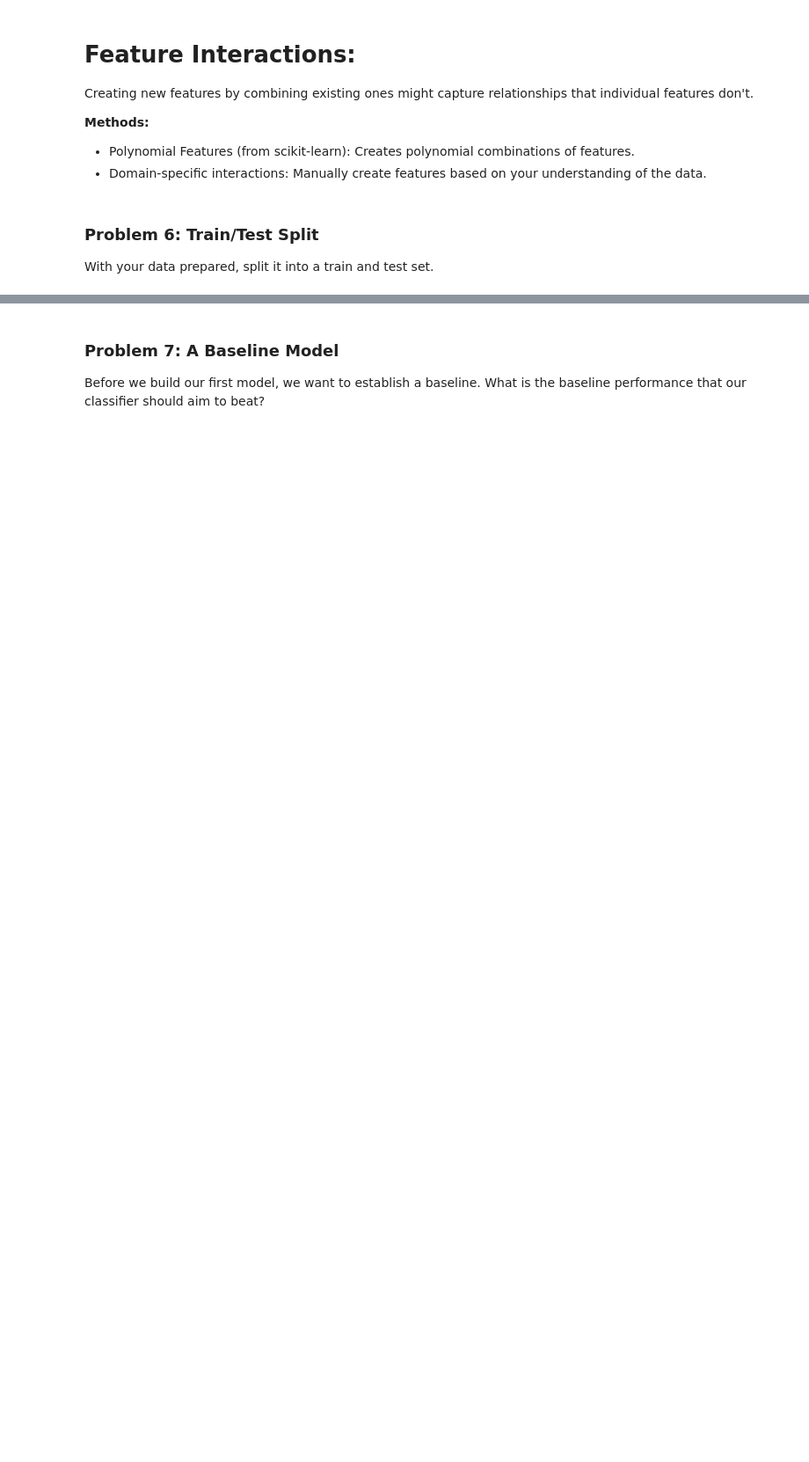
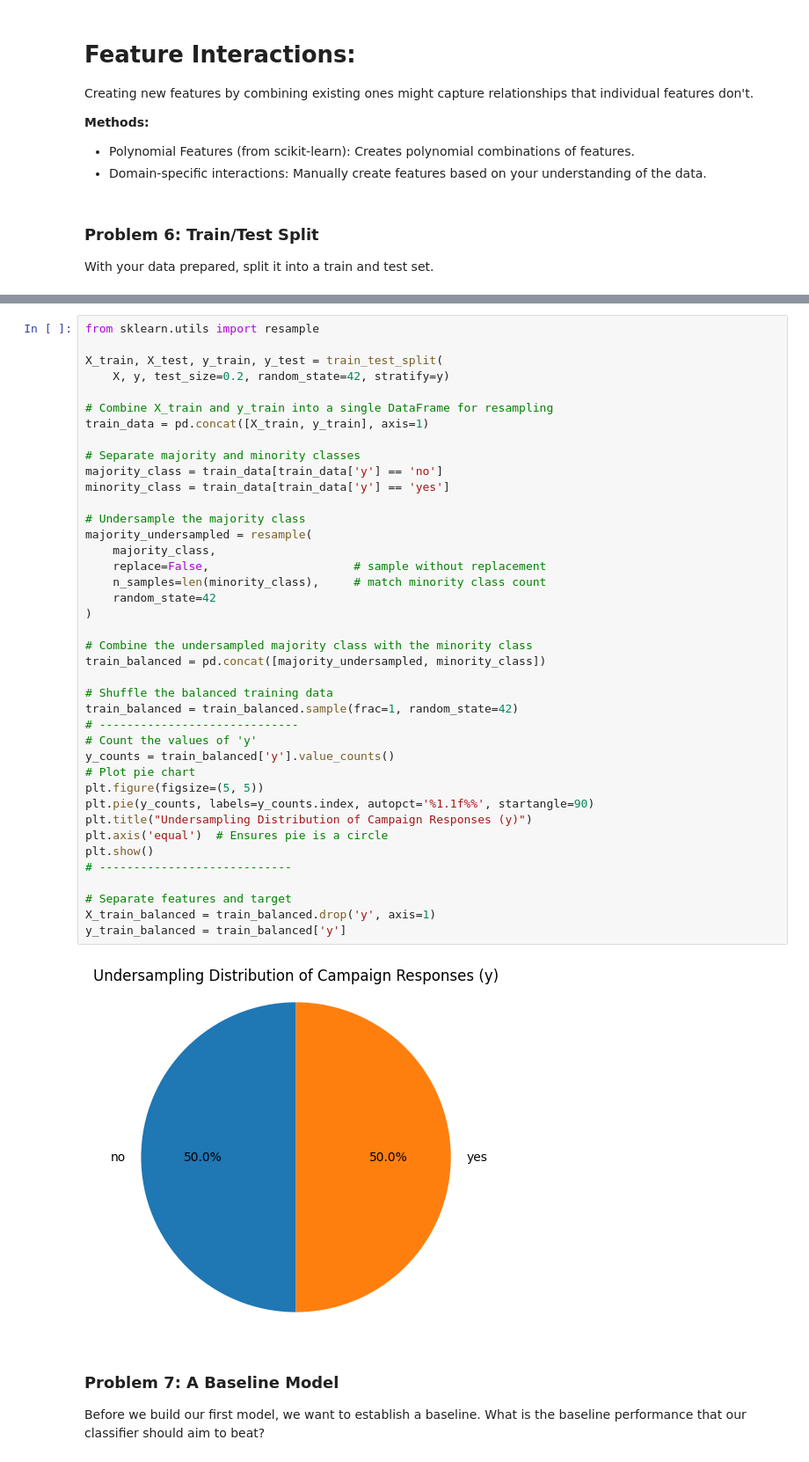
Before and after one commit to pabloriveraw/practical_application_III, a Jupyter notebook: Pablo_Rivera_practical_application_III.ipynb, the cells around one changed output, grey strips where cells are left out. Shown at 88% size. Drawn from its saved outputs; the diff is of its cells as text; blank space fills up the shorter version.

```diff
--- a/Pablo_Rivera_practical_application_III.ipynb
+++ b/Pablo_Rivera_practical_application_III.ipynb
@@ -449,3 +458,45 @@ X_train, X_test, y_train, y_test = train_test_split(X, y, test_size=0.2, random_
+# %%
+from sklearn.utils import resample
+
+X_train, X_test, y_train, y_test = train_test_split(
+    X, y, test_size=0.2, random_state=42, stratify=y)
+
+# Combine X_train and y_train into a single DataFrame for resampling
+train_data = pd.concat([X_train, y_train], axis=1)
+
+# Separate majority and minority classes
+majority_class = train_data[train_data['y'] == 'no']
+minority_class = train_data[train_data['y'] == 'yes']
+
+# Undersample the majority class
+majority_undersampled = resample(
+    majority_class,
+    replace=False,                     # sample without replacement
+    n_samples=len(minority_class),     # match minority class count
+    random_state=42
+)
+
+# Combine the undersampled majority class with the minority class
+train_balanced = pd.concat([majority_undersampled, minority_class])
+
+# Shuffle the balanced training data
+train_balanced = train_balanced.sample(frac=1, random_state=42)
+# -----------------------------
+# Count the values of 'y'
+y_counts = train_balanced['y'].value_counts()
+# Plot pie chart
+plt.figure(figsize=(5, 5))
+plt.pie(y_counts, labels=y_counts.index, autopct='%1.1f%%', startangle=90)
+plt.title("Undersampling Distribution of Campaign Responses (y)")
+plt.axis('equal')  # Ensures pie is a circle
+plt.show()
+# ----------------------------
+
+# Separate features and target
+X_train_balanced = train_balanced.drop('y', axis=1)
+y_train_balanced = train_balanced['y']
+# %% [output]
+[figure, added]
 # %% [markdown]
 ### Problem 7: A Baseline Model
 
```
Also changed, not shown: parts of 23 cells of this notebook.
